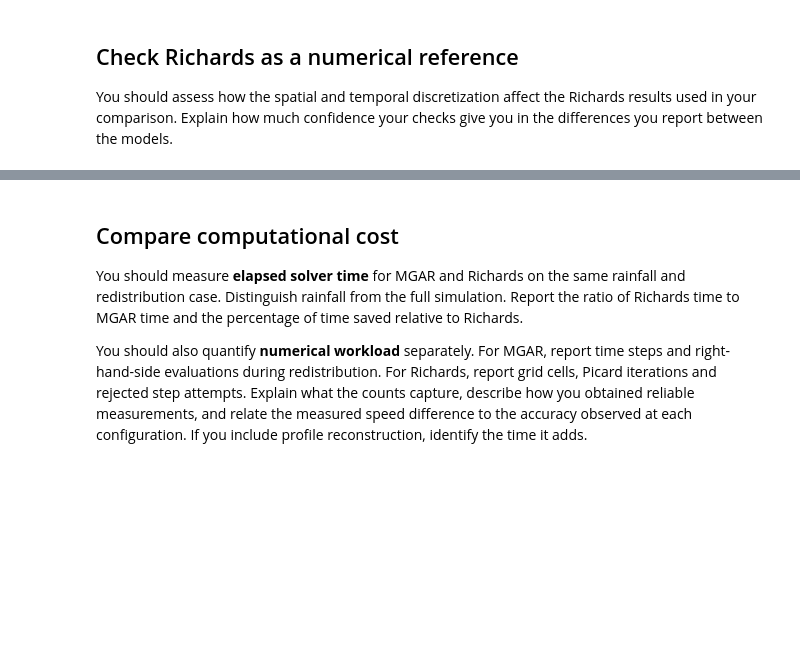
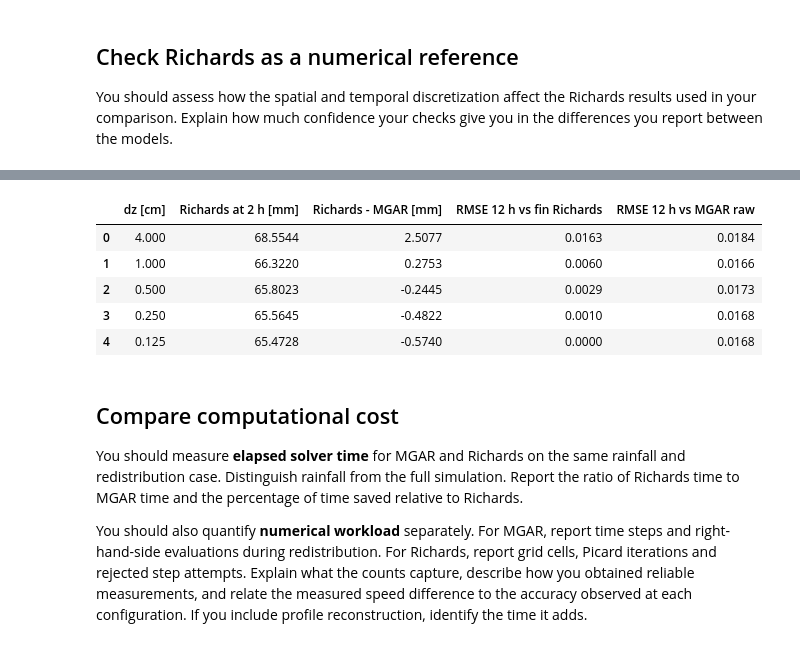
Before and after one commit to SimonCarbonez/Geoscience_project, a Jupyter notebook: Progetto_MGAR_Richards.ipynb, the cells around one changed output, grey strips where cells are left out. Drawn from its saved outputs; the diff is of its cells as text; code cells hidden in the pictures; blank space fills up the shorter version.

```diff
--- a/Progetto_MGAR_Richards.ipynb
+++ b/Progetto_MGAR_Richards.ipynb
@@ -1448,3 +1459,34 @@ You should assess how the spatial and temporal discretization affect the Richard
+# %%
+# Does Richards converge to MGAR when the grid is refined? (NO)
+conv_runs = dict(grid_runs)
+for cell in (0.005, 0.00125):
+    conv_runs[cell] = run_richards(rain, cell_size=cell)
+finest = conv_runs[0.00125]
+
+I_mgar = 1000*mg["I"][sample_index(mg, rain_end_s)]
+mgar_end = mg["snapshots"][-1]                        # MGAR state at 12 h
+
+def rmse(a, b, z):
+    return np.sqrt(np.mean((a - b)[z <= 1.0]**2))    # upper metre
+
+rows = []
+for cell in sorted(conv_runs, reverse=True):
+    run = conv_runs[cell]
+    I_rich = 1000*run["I"][sample_index(run, rain_end_s)]
+    theta = run["theta"][-1]                          # Richards at 12 h
+    rows.append([100*cell, I_rich, I_rich - I_mgar,
+                 rmse(np.interp(finest["z"], run["z"], theta), finest["theta"][-1], finest["z"]),
+                 rmse(profile(mgar_end, run), theta, run["z"])])
+
+pd.DataFrame(rows, columns=["dz [cm]", " Richards at 2 h [mm]", " Richards - MGAR [mm]",
+                            "RMSE 12 h vs fin Richards", "RMSE 12 h vs MGAR raw"]).round(4)
+# %% [output]
+|  | dz [cm] | Richards at 2 h [mm] | Richards - MGAR [mm] | RMSE 12 h vs fin Richards | RMSE 12 h vs MGAR raw |
+| 0 | 4.000 | 68.5544 | 2.5077 | 0.0163 | 0.0184 |
+| 1 | 1.000 | 66.3220 | 0.2753 | 0.0060 | 0.0166 |
+| 2 | 0.500 | 65.8023 | -0.2445 | 0.0029 | 0.0173 |
+| 3 | 0.250 | 65.5645 | -0.4822 | 0.0010 | 0.0168 |
+| 4 | 0.125 | 65.4728 | -0.5740 | 0.0000 | 0.0168 |
 # %% [markdown]
 ## Compare computational cost
 
```
Also changed, not shown: parts of 7 cells of this notebook, 1 other file.
